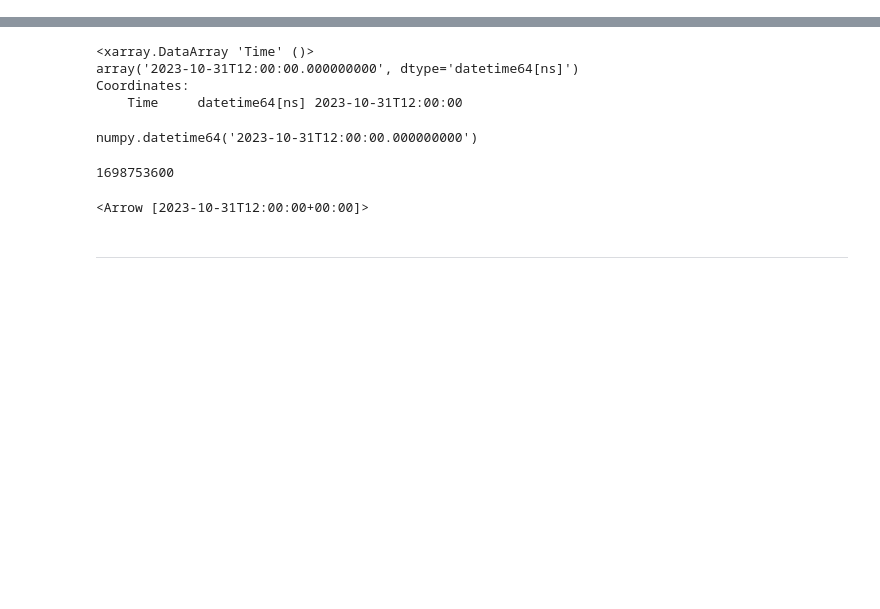
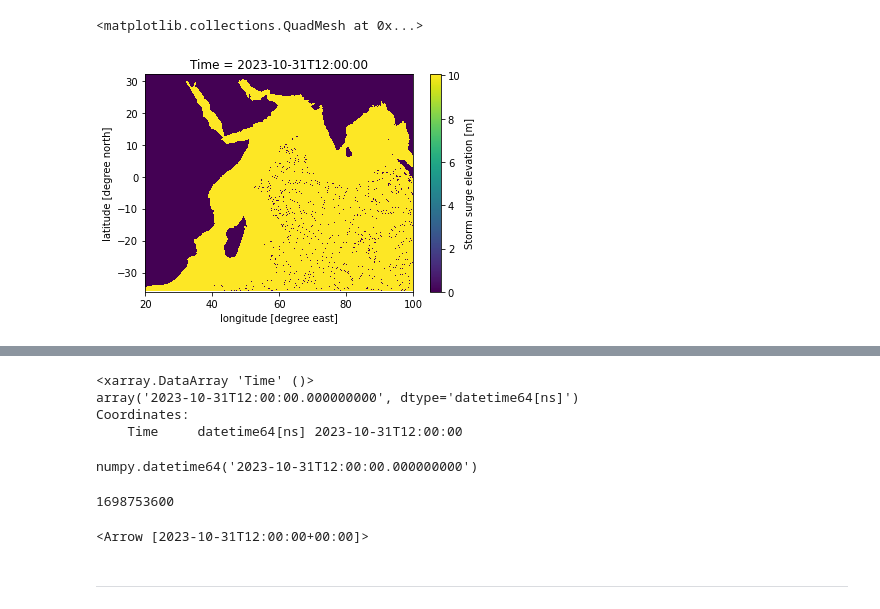
Before and after one commit to evaseemefly/GlobalSurgeSys, a Jupyter notebook: background/byjupyter/03-处理全球预报结果/3-1读取印度洋预报产品并切分为tif.ipynb, the cells around one changed output, grey strips where cells are left out. Saved outputs shown, nothing was run; the diff lists cells and outputs as text; code cells hidden in the pictures; blank space fills up the shorter version.

```diff
--- a/background/byjupyter/03-处理全球预报结果/3-1读取印度洋预报产品并切分为tif.ipynb
+++ b/background/byjupyter/03-处理全球预报结果/3-1读取印度洋预报产品并切分为tif.ipynb
@@ -13,0 +27,3 @@ data
+# %%
+data_standard=data.sortby('latitude',ascending=False)
+data_standard
@@ -16,3 +45,3 @@ len(data.coords["Time"])
 # %%
-first_time = data["Time"].values[0]
+first_time = data_standard["Time"].values[0]
 first_time
@@ -19,3 +50,3 @@ first_time
 # %%
-first_dr = data.sel(Time=first_time)["h"]
+first_dr = data_standard.sel(Time=first_time)["h"]
 first_dr
@@ -22,3 +63,8 @@ first_dr
+# %%
+first_dr.plot()
+# %% [output]
+<matplotlib.collections.QuadMesh at 0x...>
+[figure, added]
 # %%
 # 设置空间坐标系与分辨率
 first_dr.rio.set_spatial_dims(x_dim="longitude", y_dim="latitude", inplace=True)
```
Also changed, not shown: parts of 8 cells of this notebook, 33 other files.
